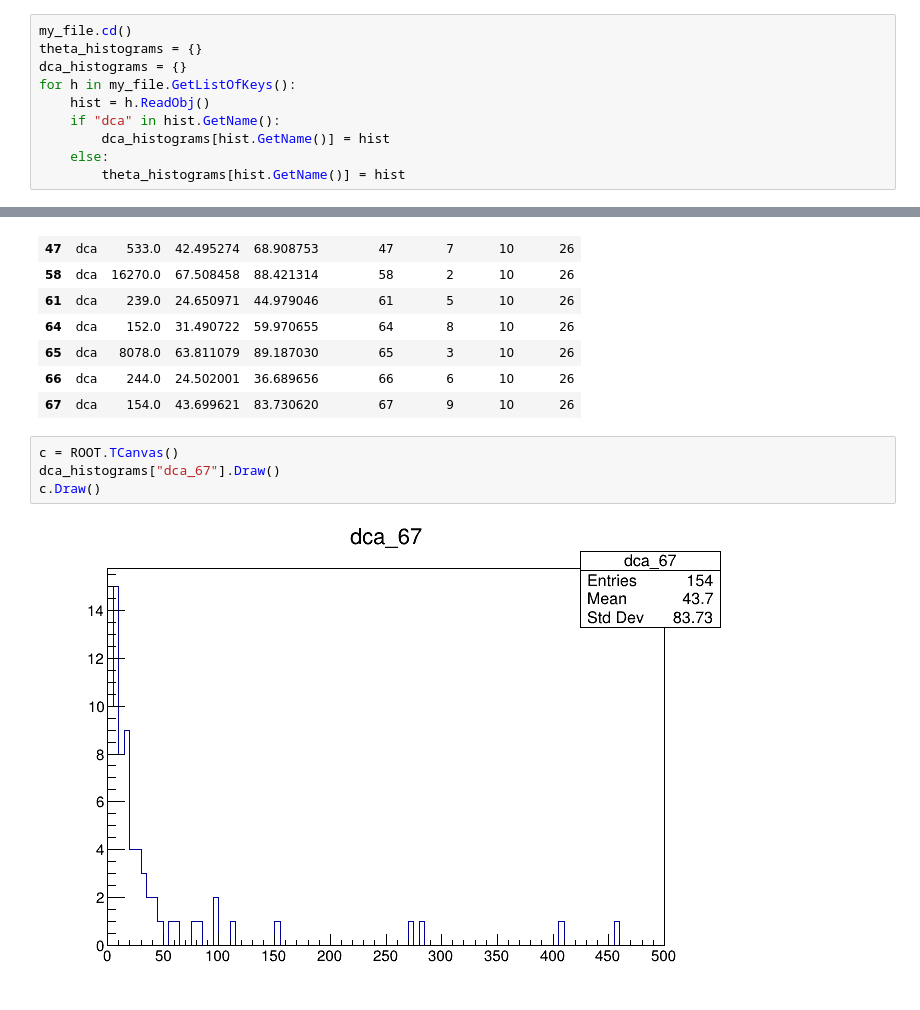
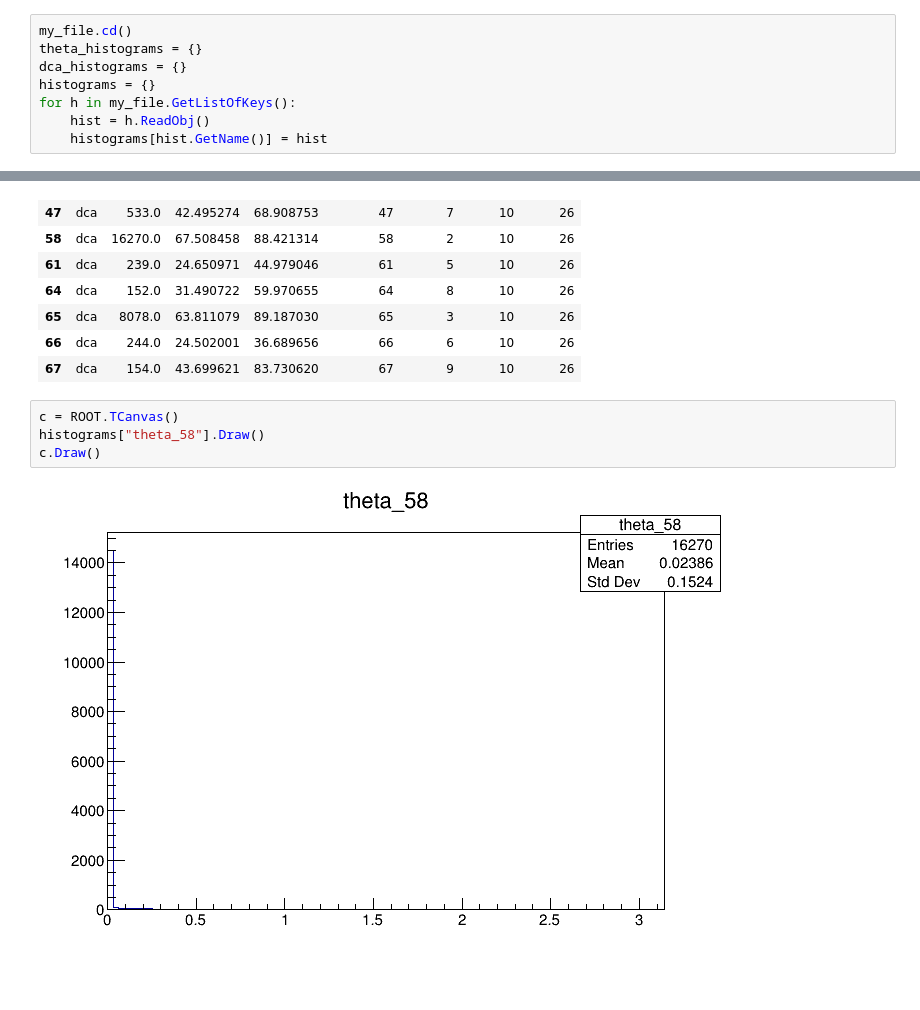
Before and after one commit to CarstenHensel/CAStripTools, a Jupyter notebook: ThetaDCA_Analyzer.ipynb, the cells around one changed output, grey strips where cells are left out. Saved outputs shown, nothing was run; the diff lists cells and outputs as text.

Commit message:
merged dicts of histograms into one dictionary

```diff
--- a/ThetaDCA_Analyzer.ipynb
+++ b/ThetaDCA_Analyzer.ipynb
@@ -14,12 +12,10 @@ triplet_ids  = [i for i in range(68)]
 my_file.cd()
 theta_histograms = {}
 dca_histograms = {}
+histograms = {}
 for h in my_file.GetListOfKeys():
     hist = h.ReadObj()
-    if "dca" in hist.GetName():
-        dca_histograms[hist.GetName()] = hist
-    else:
-        theta_histograms[hist.GetName()] = hist
+    histograms[hist.GetName()] = hist
 # %%
 # loop over all histograms and retrieve mean and std dev
 theta_means = []
@@ -190,7 +172,7 @@ df[hasStrip & (df["entries"] > 30) & (df["cut"] == "dca")]
 | 67 | dca | 154.0 | 43.699621 | 83.730620 | 67 | 9 | 10 | 26 |
 # %%
 c = ROOT.TCanvas()
-dca_histograms["dca_67"].Draw()
+histograms["theta_58"].Draw()
 c.Draw()
 # %% [output]
-[figure, old version]
+[figure, new version]
```
Also changed, not shown: parts of 4 cells of this notebook.
